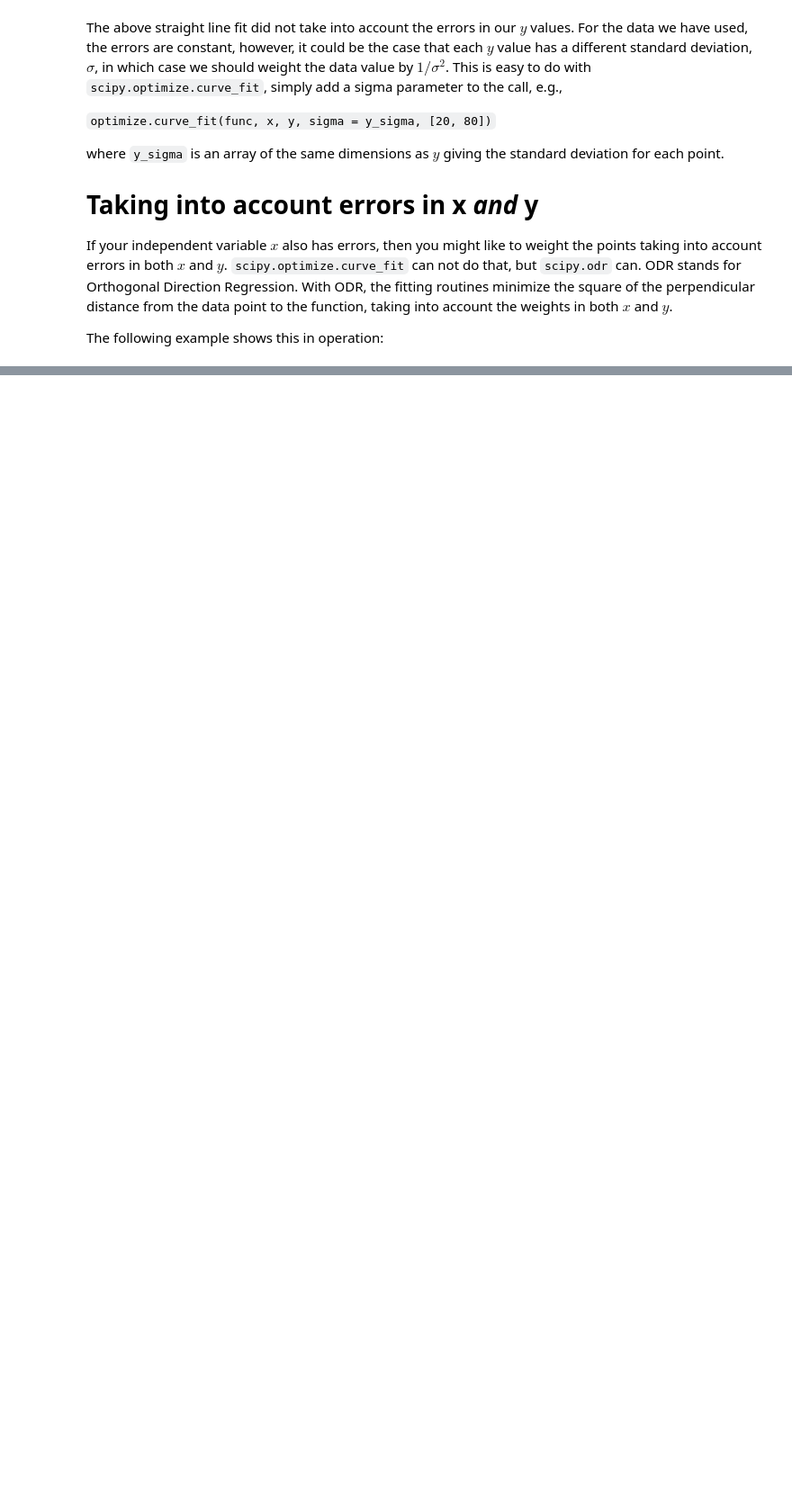
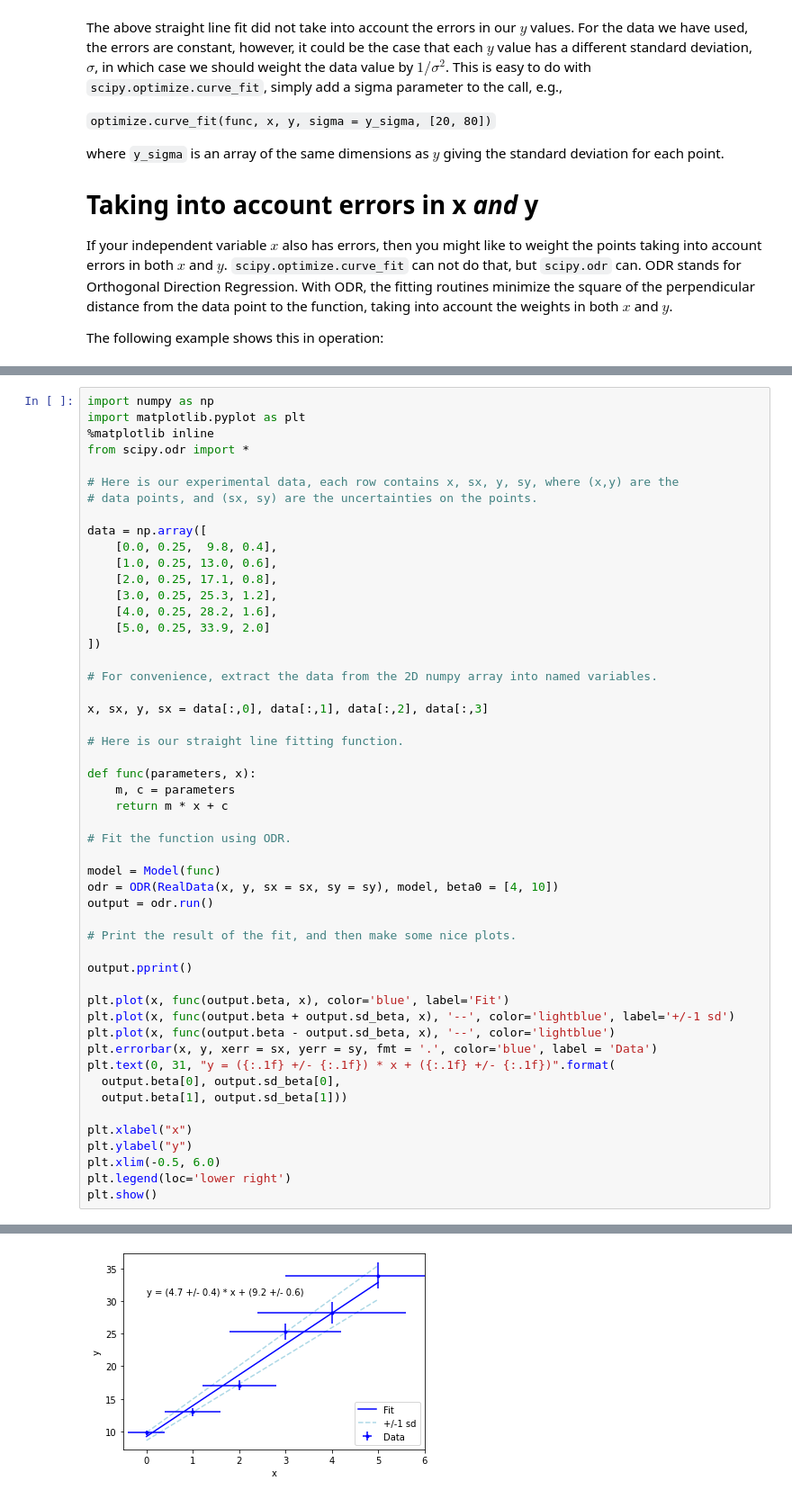
Before and after one commit to phys3112/intro, a Jupyter notebook: mcba12-fitting-a-straight-line.ipynb, the cells around one changed output, grey strips where cells are left out. Shown: that part at 90% size. Saved outputs shown, nothing was run; the diff lists cells and outputs as text; blank space fills up the shorter version.

Commit message:
Added an example with experimental data

```diff
--- a/mcba12-fitting-a-straight-line.ipynb
+++ b/mcba12-fitting-a-straight-line.ipynb
@@ -273,0 +276,52 @@ Michael Ashley 16 Jun 2019
+# %%
+import numpy as np
+import matplotlib.pyplot as plt
+%matplotlib inline
+from scipy.odr import *
+
+# Here is our experimental data, each row contains x, sx, y, sy, where (x,y) are the
+# data points, and (sx, sy) are the uncertainties on the points.
+
+data = np.array([
+    [0.0, 0.25,  9.8, 0.4],
+    [1.0, 0.25, 13.0, 0.6],
+    [2.0, 0.25, 17.1, 0.8],
+    [3.0, 0.25, 25.3, 1.2],
+    [4.0, 0.25, 28.2, 1.6],
+    [5.0, 0.25, 33.9, 2.0]
+])
+
+# For convenience, extract the data from the 2D numpy array into named variables.
+
+x, sx, y, sx = data[:,0], data[:,1], data[:,2], data[:,3]
+
+# Here is our straight line fitting function.
+
+def func(parameters, x):
+    m, c = parameters
+    return m * x + c
+
+# Fit the function using ODR.
+
+model = Model(func)
+odr = ODR(RealData(x, y, sx = sx, sy = sy), model, beta0 = [4, 10])
+output = odr.run()
+
+# Print the result of the fit, and then make some nice plots.
+
+output.pprint()
+
+plt.plot(x, func(output.beta, x), color='blue', label='Fit')
+plt.plot(x, func(output.beta + output.sd_beta, x), '--', color='lightblue', label='+/-1 sd')
+plt.plot(x, func(output.beta - output.sd_beta, x), '--', color='lightblue')
+plt.errorbar(x, y, xerr = sx, yerr = sy, fmt = '.', color='blue', label = 'Data')
+plt.text(0, 31, "y = ({:.1f} +/- {:.1f}) * x + ({:.1f} +/- {:.1f})".format(
+  output.beta[0], output.sd_beta[0],
+  output.beta[1], output.sd_beta[1]))
+
+plt.xlabel("x")
+plt.ylabel("y")
+plt.xlim(-0.5, 6.0)
+plt.legend(loc='lower right')
+plt.show()
+# %% [output]
@@ -273,0 +336 @@ Michael Ashley 16 Jun 2019
+[figure, added]
```
Also changed, not shown: parts of 4 cells of this notebook.
